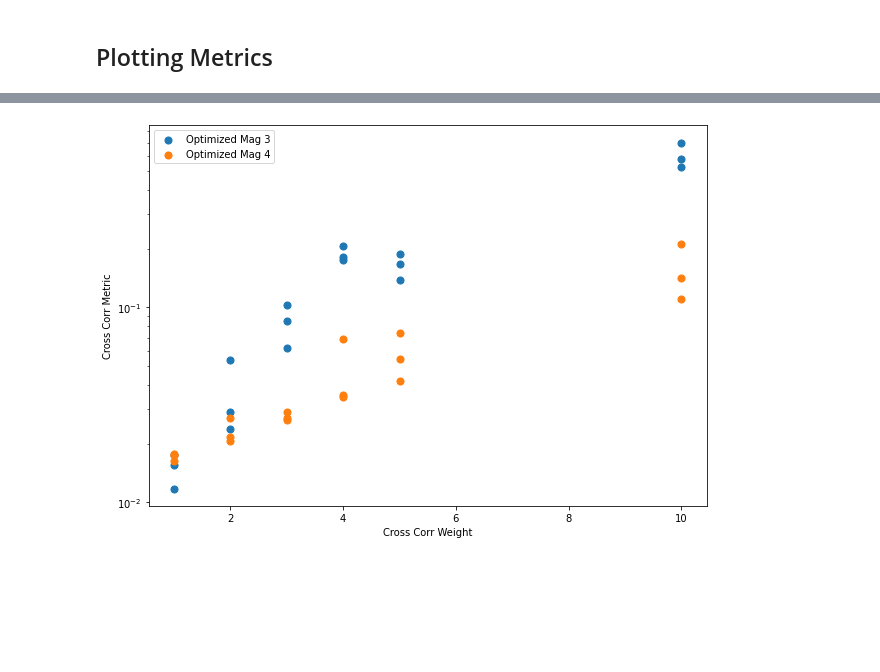
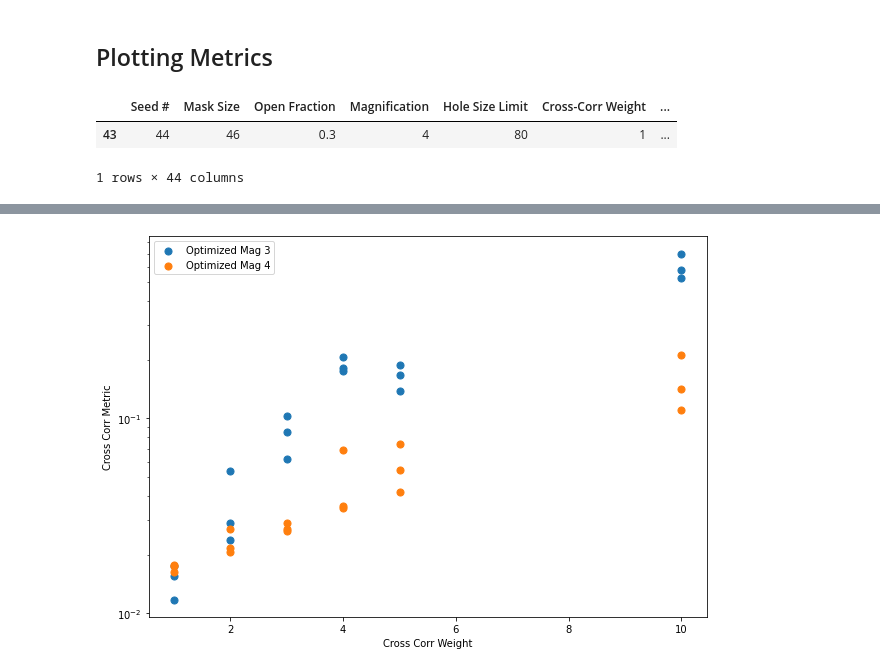
Before and after one commit to cllamb0/CCI2-Coded-Aperture, a Jupyter notebook: Metric-Calculator.ipynb, the cells around one changed output, grey strips where cells are left out. Saved outputs shown, nothing was run; the diff lists cells and outputs as text; code cells hidden in the pictures; blank space fills up the shorter version.

```diff
--- a/Metric-Calculator.ipynb
+++ b/Metric-Calculator.ipynb
@@ -114,7 +114,13 @@ Saved to output file
 # %% [markdown]
 ## Plotting Metrics
 # %%
-results = pd.read_csv('Optimizations-Desktop/seed-metadata-with-results.csv')
+seed_metadata = pd.read_csv('Optimizations-Desktop-Tetris/Optimizations-Tetris-300/seed-metadata-with-results.csv')
+# %%
+results[results['Seed #'] == 44]
+# %% [output]
+|  | Seed # | Mask Size | Open Fraction | Magnification | Hole Size Limit | Cross-Corr Weight | ... |
+| 43 | 44 | 46 | 0.3 | 4 | 80 | 1 | ... |
+1 rows × 44 columns
 # %%
 results[(results['Open Fraction'] == 0.5) &
           (results['Sensitivity Weight'] == sw) &
```
Also changed, not shown: parts of 7 cells of this notebook.
